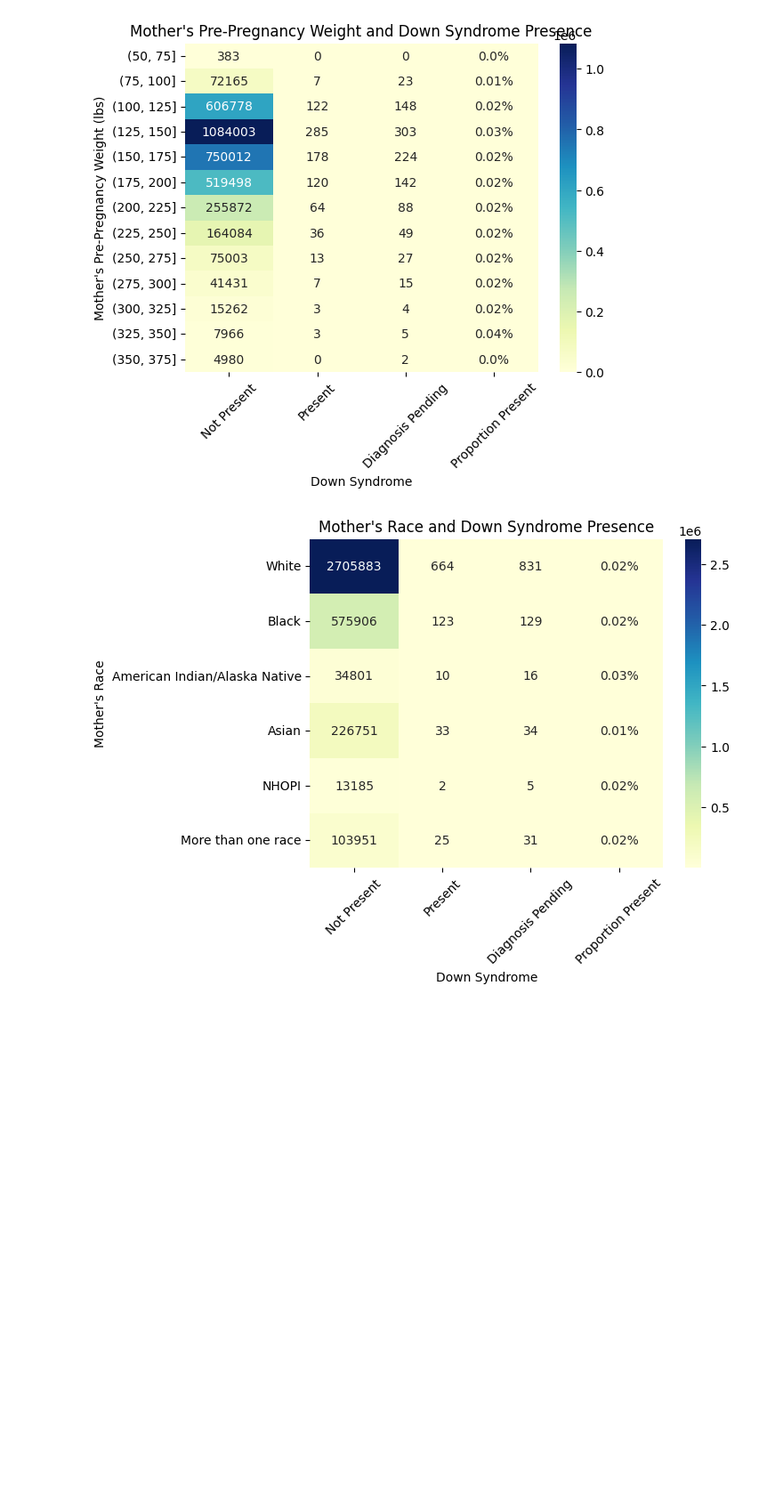
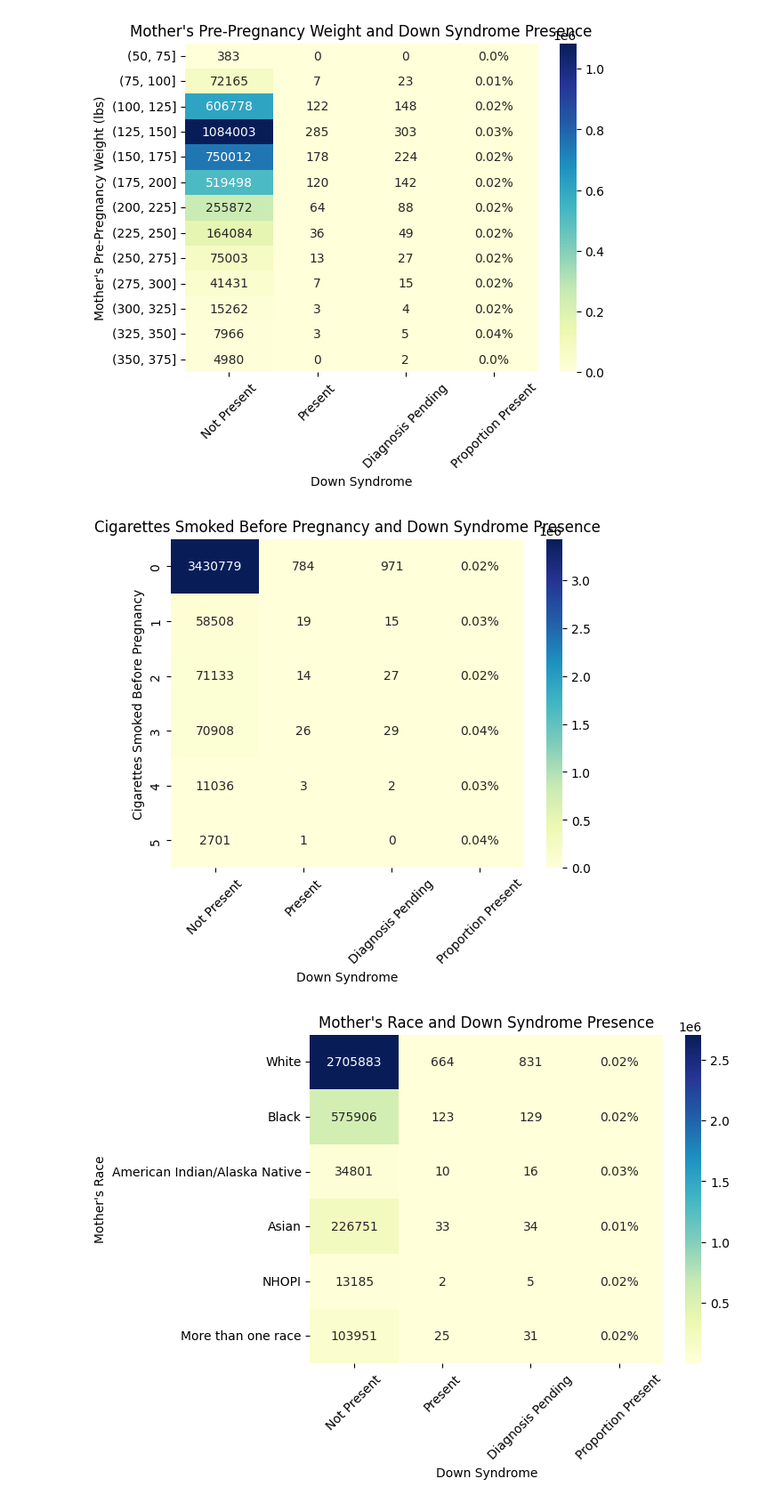
Before and after one commit to shroommu/natality-stats, a Jupyter notebook: dev/notebooks/exploratory/down_syndrome/02_data_exploration.ipynb, the cells around one changed output. Shown at 89% size. Saved outputs shown, nothing was run; the diff lists cells and outputs as text; code cells hidden in the pictures; blank space fills up the shorter version.

```diff
--- a/dev/notebooks/exploratory/down_syndrome/02_data_exploration.ipynb
+++ b/dev/notebooks/exploratory/down_syndrome/02_data_exploration.ipynb
@@ -744,6 +774,53 @@ pre_pregnancy_weight_cross_tab_ax.set_ylabel("Mother's Pre-Pregnancy Weight (lbs
 plt.show()
 # %% [output]
 [figure]
+# %%
+cigarettes_before_pregnancy_cross_tab = pd.crosstab(
+    df[df["cigarettes_before_pregnancy_recode"] != 6][
+        "cigarettes_before_pregnancy_recode"
+    ].dropna(),
+    df["target"],
+)
+cigarettes_before_pregnancy_cross_tab["proportion"] = (
+    round(
+        cigarettes_before_pregnancy_cross_tab[1].astype(float)
+        / (
+            cigarettes_before_pregnancy_cross_tab[0]
+            + cigarettes_before_pregnancy_cross_tab[1]
+            + cigarettes_before_pregnancy_cross_tab[2]
+        ),
+        4,
+    )
+    * 100
+)
+
+annotation_matrix = cigarettes_before_pregnancy_cross_tab.copy()
+annotation_matrix[0:2] = annotation_matrix[0:2].astype(int)
+annotation_matrix["proportion"] = round(
+    cigarettes_before_pregnancy_cross_tab["proportion"], 2
+)
+annotation_matrix["proportion"] = annotation_matrix["proportion"].astype(str) + "%"
+
+cigarettes_before_pregnancy_cross_tab_ax = sns.heatmap(
+    cigarettes_before_pregnancy_cross_tab,
+    cmap="YlGnBu",
+    annot=annotation_matrix.values,
+    fmt="",
+)
+cigarettes_before_pregnancy_cross_tab_ax.set_title(
+    "Cigarettes Smoked Before Pregnancy and Down Syndrome Presence"
+)
+cigarettes_before_pregnancy_cross_tab_ax.set_xlabel("Down Syndrome")
+cigarettes_before_pregnancy_cross_tab_ax.set_xticklabels(
+    ["Not Present", "Present", "Diagnosis Pending", "Proportion Present"], rotation=45
+)
+cigarettes_before_pregnancy_cross_tab_ax.set_ylabel(
+    "Cigarettes Smoked Before Pregnancy"
+)
+
+plt.show()
+# %% [output]
+[figure, added]
 # %%
 mothers_race_cross_tab = pd.crosstab(df["mothers_race_recode_6"], df["target"])
 mothers_race_cross_tab["proportion"] = (
```
Also changed, not shown: parts of 14 cells of this notebook.
